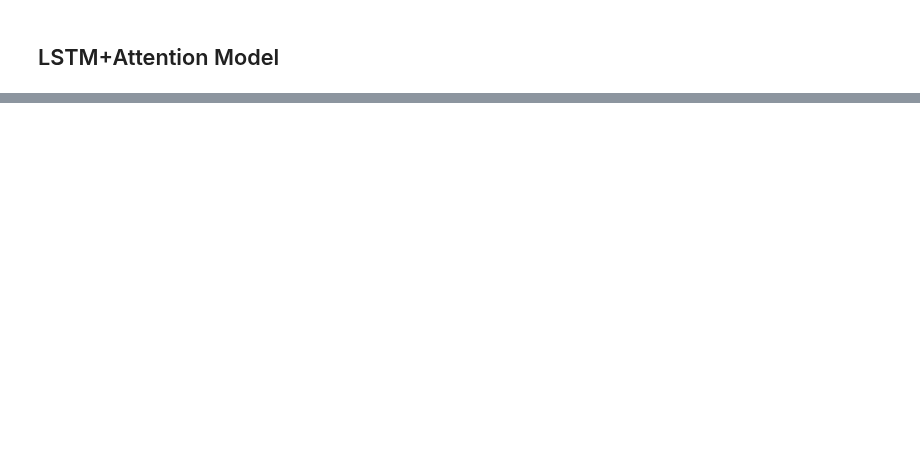
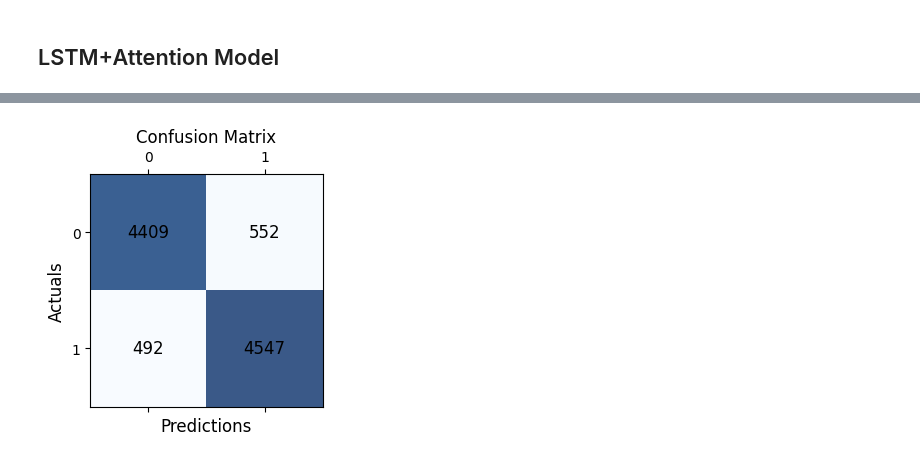
Before and after one commit to armadrigal/movie-review-opinion-analysis-and-language-detection, a Jupyter notebook: Opinion Analysis English.ipynb, the cells around one changed output, grey strips where cells are left out. Saved outputs shown, nothing was run; the diff lists cells and outputs as text; code cells hidden in the pictures; blank space fills up the shorter version.

```diff
--- a/Opinion Analysis English.ipynb
+++ b/Opinion Analysis English.ipynb
@@ -535,0 +555,3 @@ Epoch 1/10
+# %%
+model_lstm_attention = load_model("./Models/model_lstm_attention_en.h5")
+y_pred_lstm_attention = np.round(model_lstm_attention.predict(X_test).T).astype(int)[0]
@@ -535,0 +560,4 @@ Epoch 1/10
+# %%
+plot_confusion_matrix(y_test, y_pred_lstm_attention)
+# %% [output]
+[figure, added]
```
Also changed, not shown: parts of 10 cells of this notebook.
